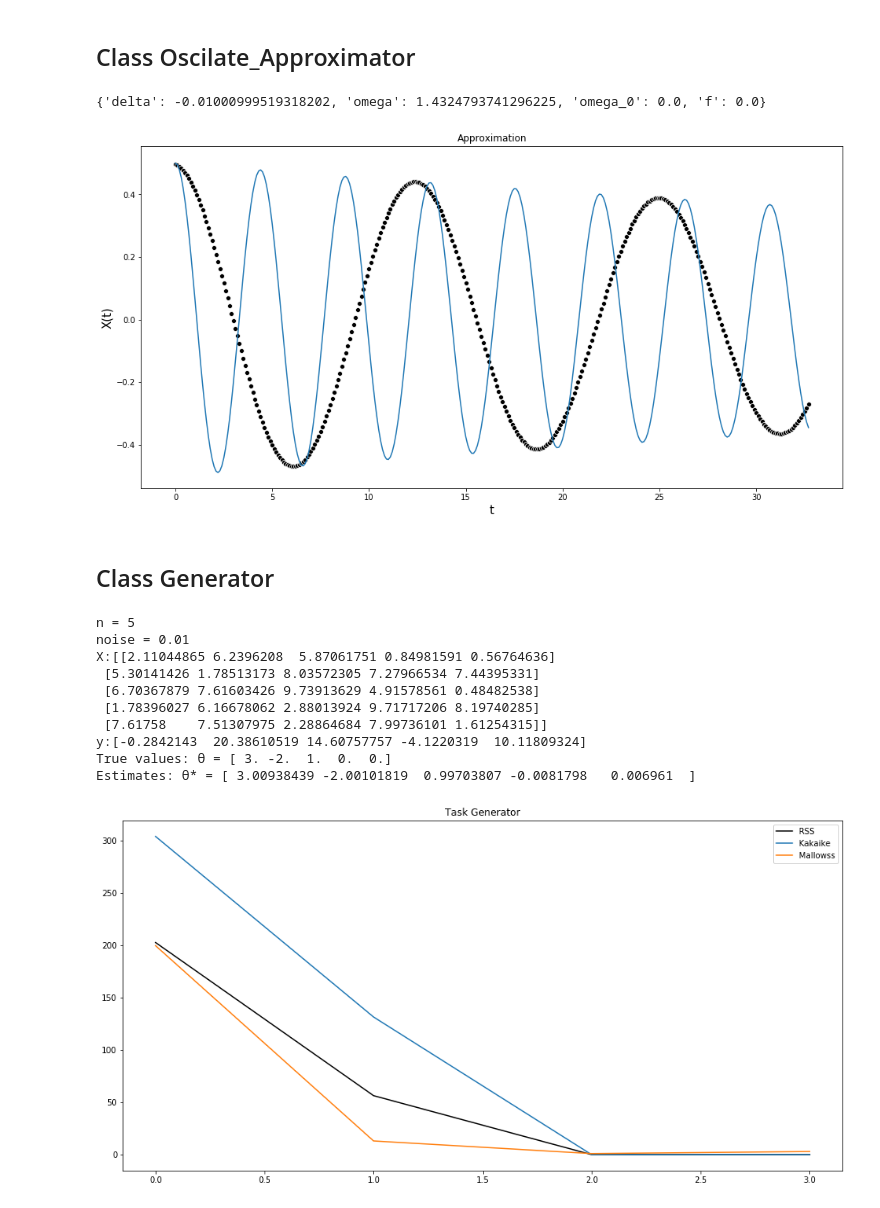
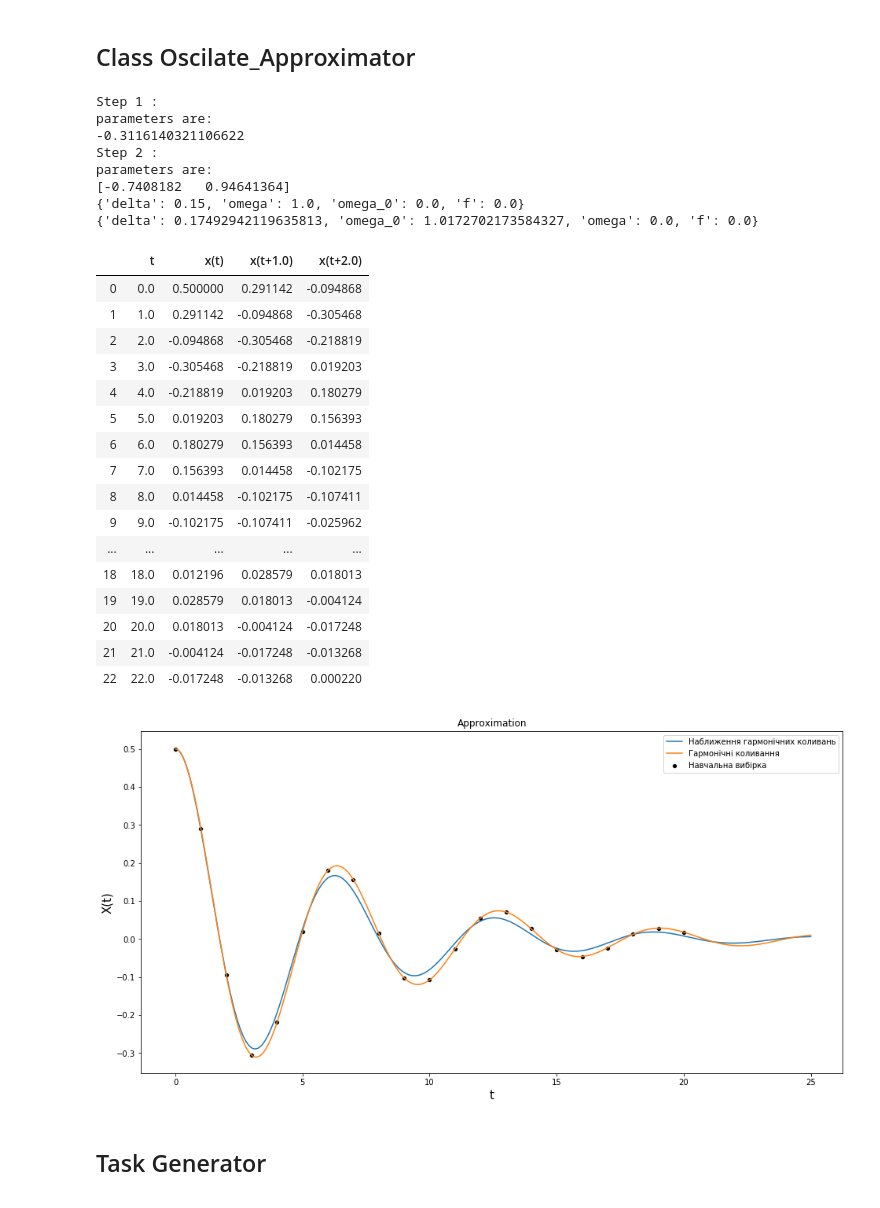
Before and after one commit to minmyk/Heavy_systems, a Jupyter notebook: Heavy_systems_lab2.ipynb, the cells around one changed output. Drawn from its saved outputs; the diff is of its cells as text; code cells hidden in the pictures.

Commit message:
last version (probably)

```diff
--- a/Heavy_systems_lab2.ipynb
+++ b/Heavy_systems_lab2.ipynb
@@ -9,12 +9,7 @@ plt.rcParams["figure.figsize"] = (16.,8.)
 ## Class Approximator
 # %%
 def form_discrete_values(funcs, y, orders):
-    """ This function is used to present values of a model (Ferhulst for example)
-        in an apropriate view of the table with first columns, referring to x, and lthe last one
-        to y. THE FUNCTION WORKS ONLY IN CASE STEP OF DISCRETIZATION IS 1 (any atempts aimed at fixing that
-        caused a general formula to change (that is, each model would require its own discretization function
-        that is shit, I reckon))
-        @Parameters:
+    """ @Parameters:
         1) funcs - contains an array of lambdas, to be applied to columns
         2) y - a column with output values
         3) orders - an array of integers, used to refer to lagging (for example, orders = 2, means, that
@@ -64,12 +59,17 @@ class Approximator(object):
                                           @ self.data[:, :1]) @ self.data[:, :1].T)
         variance = self.data[:, -1].T @ P @ self.data[:, -1]
 
+        if verbose:
+            print("parameters are: ")
+            print(teta[0][0][0])
+
+        self.factors = 1
+        self.variance = variance
+        self.RSSs.append(variance)
+        self.Akaikes.append(self.get_Akaike())
+        self.Mallowss.append(self.get_Mallows())
+
         for i in range(1, factors):
-            self.factors = i
-            self.variance = variance
-            self.RSSs.append(variance)
-            self.Akaikes.append(self.get_Akaike())
-            self.Mallowss.append(self.get_Mallows())
             if verbose:
                 print("Step " + str(i + 1) + " :")
             h = np.array([self.data[:, :i].T @ self.data[:, i]])
@@ -92,14 +92,16 @@ class Approximator(object):
             Hs_inv_4 = (1 / beta)
 
             Hs_inv = np.hstack((np.vstack((Hs_inv_1, Hs_inv_3)), np.vstack((Hs_inv_2, Hs_inv_4))))
-            if verbose:
-                print("HS_inv is: ")
-                print(Hs_inv)
             gs = np.hstack((self.data[:, :i].T @ self.data[:, -1], self.data[:, i].T @ self.data[:, -1]))
 
             teta = Hs_inv @ gs
             variance -= (teta[-1] ** 2) * beta
             variance = variance[0][0]
+            self.factors += 1
+            self.variance = variance
+            self.RSSs.append(variance)
+            self.Akaikes.append(self.get_Akaike())
+            self.Mallowss.append(self.get_Mallows())
             if verbose:
                 print("parameters are: ")
                 print(teta)
@@ -116,8 +118,7 @@ class Approximator(object):
 
     def get_Mallows(self):
         s = self.factors
-        n, m = self.data.shape
-        return self.variance / s ** 2 + (2 * s - n)
+        return self.variance + 2 * s
 
     def get_Akaike(self):
         n, m = self.data.shape
@@ -322,10 +397,35 @@ class Oscilate_Approximator:
 # %%
 osc = Oscilate_Approximator(oscilate_params, oscilate_initial_condition)
-osc.run()
+osc.extract_oscilation_features()
+osc.run(verbose=True)
 # %% [output]
-{'delta': -0.01000999519318202, 'omega': 1.4324793741296225, 'omega_0': 0.0, 'f': 0.0}
+Step 1 :
+parameters are:
+-0.3116140321106622
+Step 2 :
+parameters are:
+[-0.7408182   0.94641364]
+{'delta': 0.15, 'omega': 1.0, 'omega_0': 0.0, 'f': 0.0}
+{'delta': 0.17492942119635813, 'omega_0': 1.0172702173584327, 'omega': 0.0, 'f': 0.0}
+|  | t | x(t) | x(t+1.0) | x(t+2.0) |
+| 0 | 0.0 | 0.500000 | 0.291142 | -0.094868 |
+| 1 | 1.0 | 0.291142 | -0.094868 | -0.305468 |
+| 2 | 2.0 | -0.094868 | -0.305468 | -0.218819 |
+| 3 | 3.0 | -0.305468 | -0.218819 | 0.019203 |
+| 4 | 4.0 | -0.218819 | 0.019203 | 0.180279 |
+| 5 | 5.0 | 0.019203 | 0.180279 | 0.156393 |
+| 6 | 6.0 | 0.180279 | 0.156393 | 0.014458 |
+| 7 | 7.0 | 0.156393 | 0.014458 | -0.102175 |
+| 8 | 8.0 | 0.014458 | -0.102175 | -0.107411 |
+| 9 | 9.0 | -0.102175 | -0.107411 | -0.025962 |
+| ... | ... | ... | ... | ... |
+| 18 | 18.0 | 0.012196 | 0.028579 | 0.018013 |
+| 19 | 19.0 | 0.028579 | 0.018013 | -0.004124 |
+| 20 | 20.0 | 0.018013 | -0.004124 | -0.017248 |
+| 21 | 21.0 | -0.004124 | -0.017248 | -0.013268 |
+| 22 | 22.0 | -0.017248 | -0.013268 | 0.000220 |
-[figure, old version]
+[figure, new version]
 # %% [markdown]
-## Class Generator
+## Task Generator
 # %%
 class Generator:
@@ -353,14 +458,0 @@ class Generator:
-# %%
-Generator(5, theta = np.array([3.,-2.,1.,0.,0.])).run()
-# %% [output]
-n = 5
-noise = 0.01
-X:[[2.11044865 6.2396208  5.87061751 0.84981591 0.56764636]
- [5.30141426 1.78513173 8.03572305 7.27966534 7.44395331]
- [6.70367879 7.61603426 9.73913629 4.91578561 0.48482538]
- [1.78396027 6.16678062 2.88013924 9.71717206 8.19740285]
- [7.61758    7.51307975 2.28864684 7.99736101 1.61254315]]
-y:[-0.2842143  20.38610519 14.60757757 -4.1220319  10.11809324]
-True values: θ = [ 3. -2.  1.  0.  0.]
-Estimates: θ* = [ 3.00938439 -2.00101819  0.99703807 -0.0081798   0.006961  ]
-[figure, removed]
```
Also changed, not shown: parts of 11 cells of this notebook.
